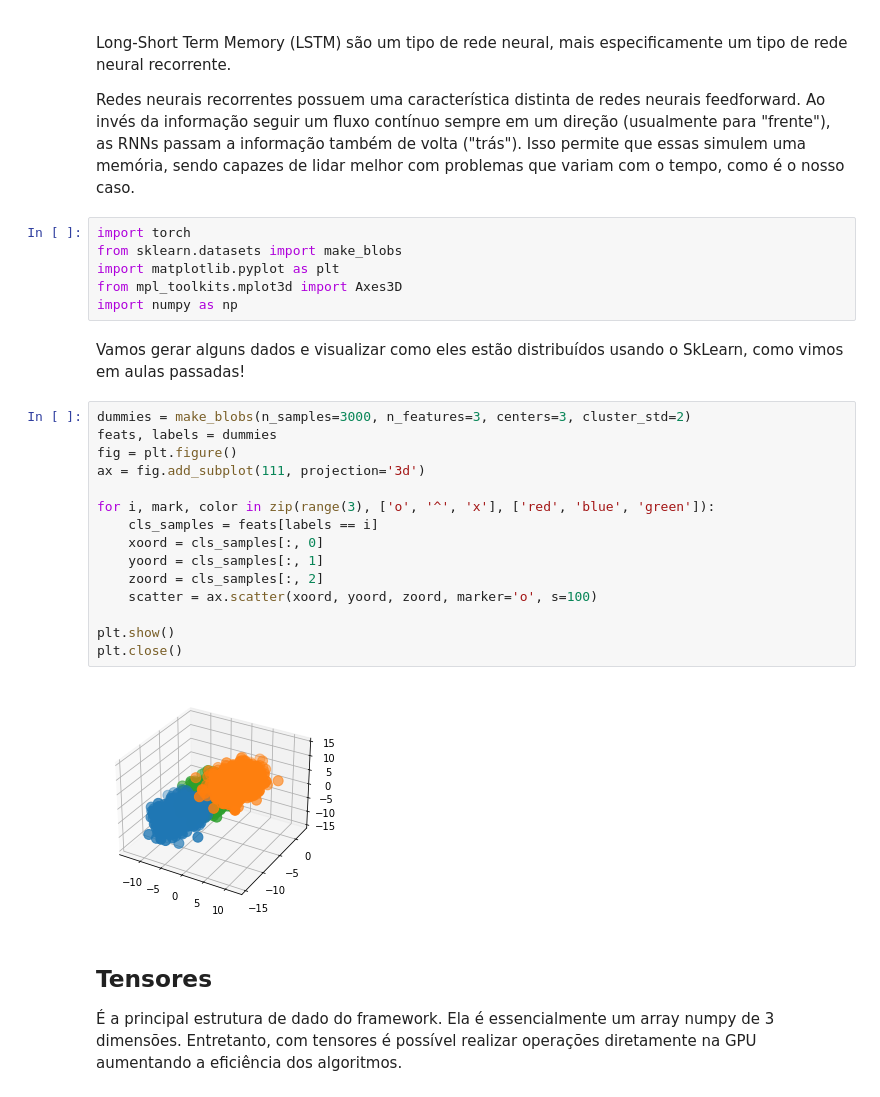
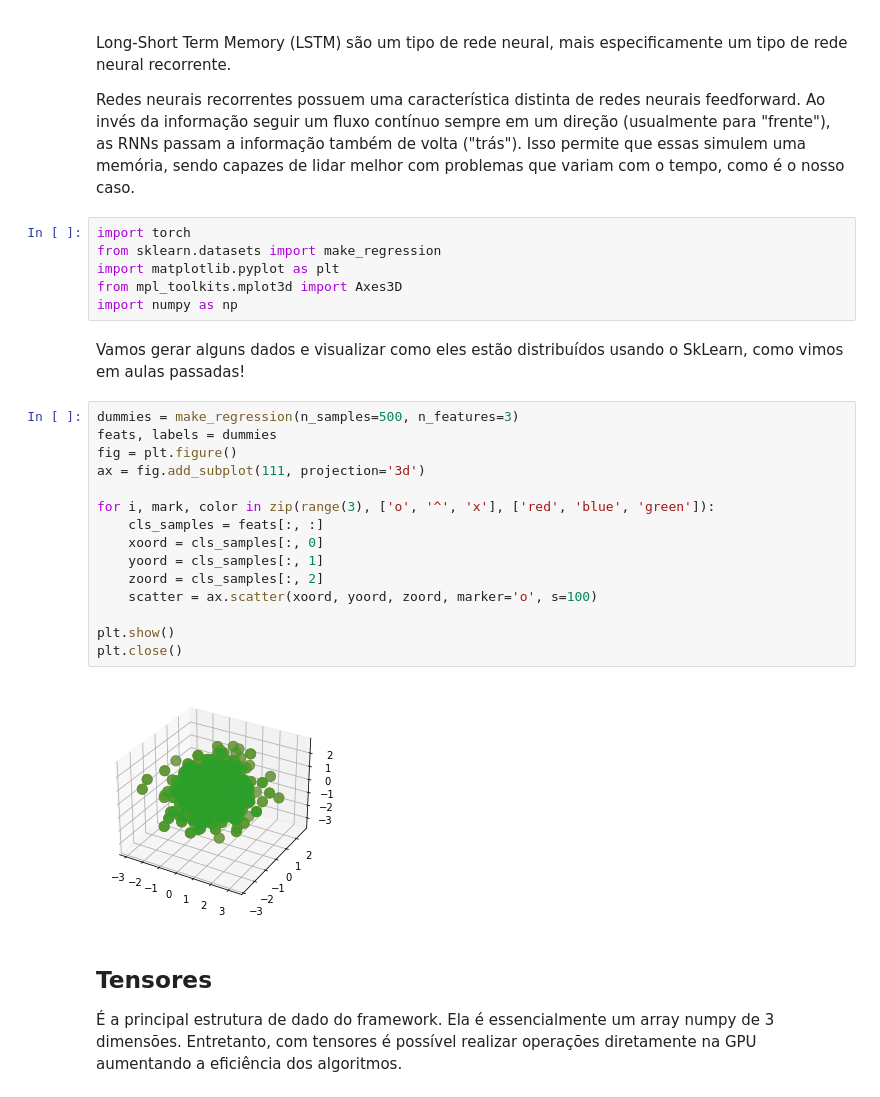
Before and after one commit to thalesaguiar21/fakenews, a Jupyter notebook: notebooks/aula04.ipynb, the cells around one changed output. Saved outputs shown, nothing was run; the diff lists cells and outputs as text.

```diff
--- a/notebooks/aula04.ipynb
+++ b/notebooks/aula04.ipynb
@@ -6,29 +6,29 @@ Long-Short Term Memory (LSTM) são um tipo de rede neural, mais especificamente
 Redes neurais recorrentes possuem uma característica distinta de redes neurais feedforward. Ao invés da informação seguir um fluxo contínuo sempre em um direção (usualmente para "frente"), as RNNs passam a informação também de volta ("trás"). Isso permite que essas simulem uma memória, sendo capazes de lidar melhor com problemas que variam com o tempo, como é o nosso caso.
 # %%
 import torch
-from sklearn.datasets import make_blobs
+from sklearn.datasets import make_regression
 import matplotlib.pyplot as plt
 from mpl_toolkits.mplot3d import Axes3D
 import numpy as np
 # %% [markdown]
 Vamos gerar alguns dados e visualizar como eles estão distribuídos usando o SkLearn, como vimos em aulas passadas!
 # %%
-dummies = make_blobs(n_samples=3000, n_features=3, centers=3, cluster_std=2)
+dummies = make_regression(n_samples=500, n_features=3)
 feats, labels = dummies
 fig = plt.figure()
 ax = fig.add_subplot(111, projection='3d')
 
 for i, mark, color in zip(range(3), ['o', '^', 'x'], ['red', 'blue', 'green']):
-    cls_samples = feats[labels == i]
+    cls_samples = feats[:, :]
     xoord = cls_samples[:, 0]
     yoord = cls_samples[:, 1]
     zoord = cls_samples[:, 2]
     scatter = ax.scatter(xoord, yoord, zoord, marker='o', s=100)
 
 plt.show()
 plt.close()
 # %% [output]
-[figure, old version]
+[figure, new version]
 # %% [markdown]
 ## Tensores
 
```
Also changed, not shown: parts of 31 cells of this notebook.
